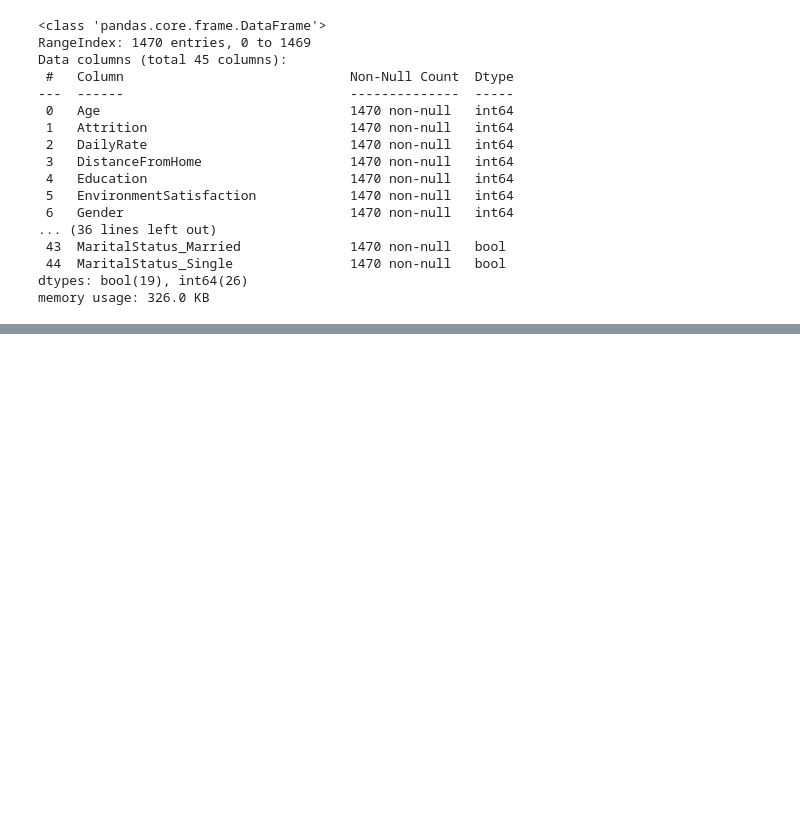
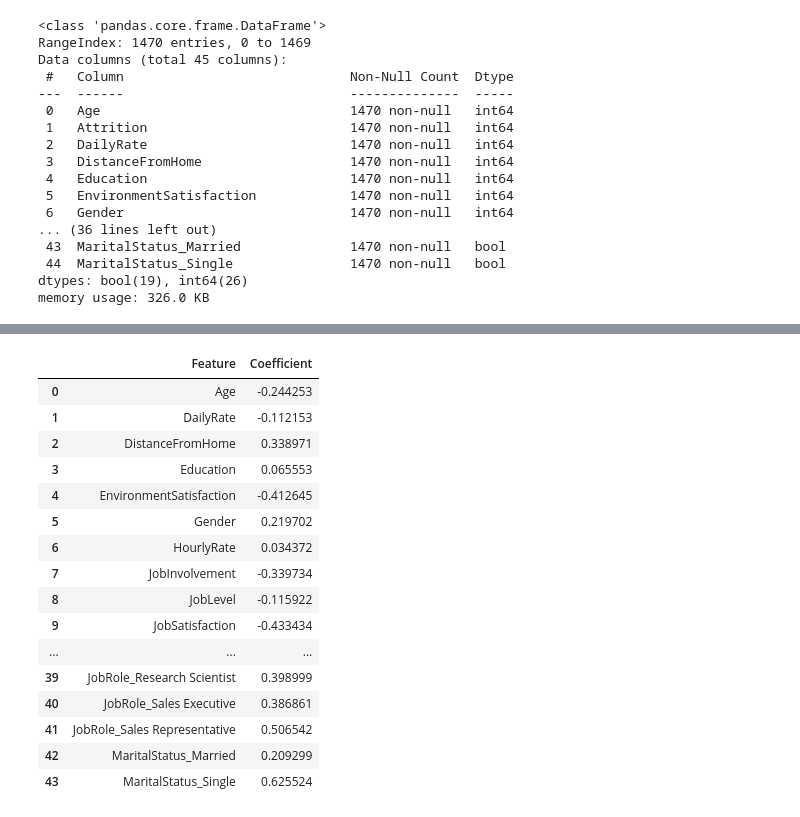
Before and after one commit to kondabathinivikramaditya-boop/Employee-attrition-prediction, a Jupyter notebook: emp_attrition.ipynb, the cells around one changed output, grey strips where cells are left out. Drawn from its saved outputs; the diff is of its cells as text; code cells hidden in the pictures; blank space fills up the shorter version.

```diff
--- a/emp_attrition.ipynb
+++ b/emp_attrition.ipynb
@@ -326,0 +441,25 @@ memory usage: 326.0 KB
+# %%
+feature_importance = pd.DataFrame({
+    "Feature": X.columns,
+    "Coefficient": model.coef_[0]
+})
+
+feature_importance
+# %% [output]
+|  | Feature | Coefficient |
+| 0 | Age | -0.244253 |
+| 1 | DailyRate | -0.112153 |
+| 2 | DistanceFromHome | 0.338971 |
+| 3 | Education | 0.065553 |
+| 4 | EnvironmentSatisfaction | -0.412645 |
+| 5 | Gender | 0.219702 |
+| 6 | HourlyRate | 0.034372 |
+| 7 | JobInvolvement | -0.339734 |
+| 8 | JobLevel | -0.115922 |
+| 9 | JobSatisfaction | -0.433434 |
+| ... | ... | ... |
+| 39 | JobRole_Research Scientist | 0.398999 |
+| 40 | JobRole_Sales Executive | 0.386861 |
+| 41 | JobRole_Sales Representative | 0.506542 |
+| 42 | MaritalStatus_Married | 0.209299 |
+| 43 | MaritalStatus_Single | 0.625524 |
```
Also changed, not shown: parts of 19 cells of this notebook.
